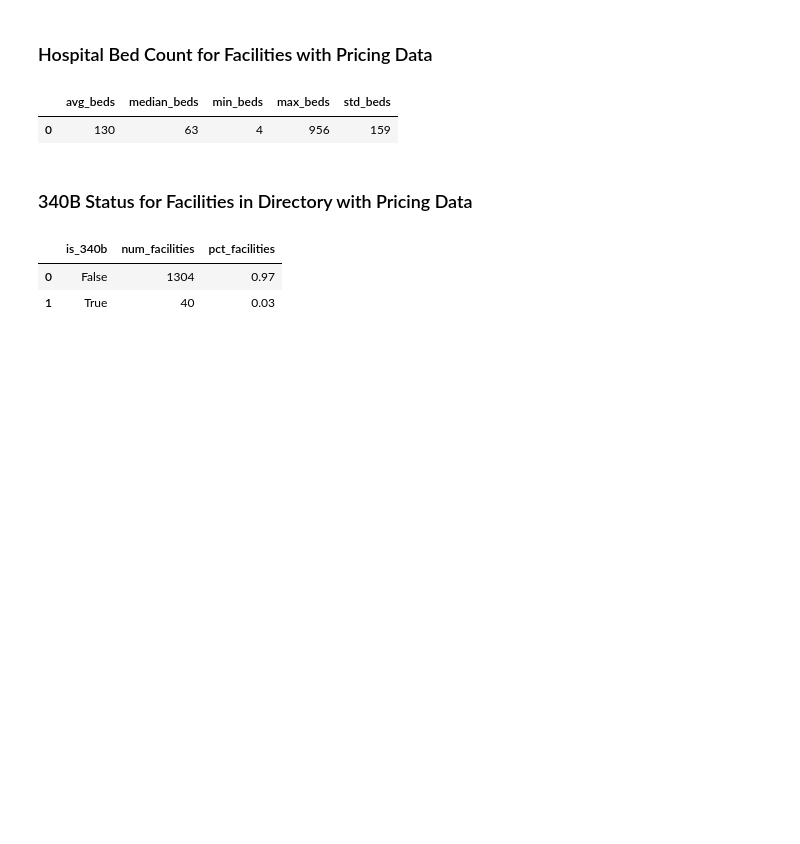
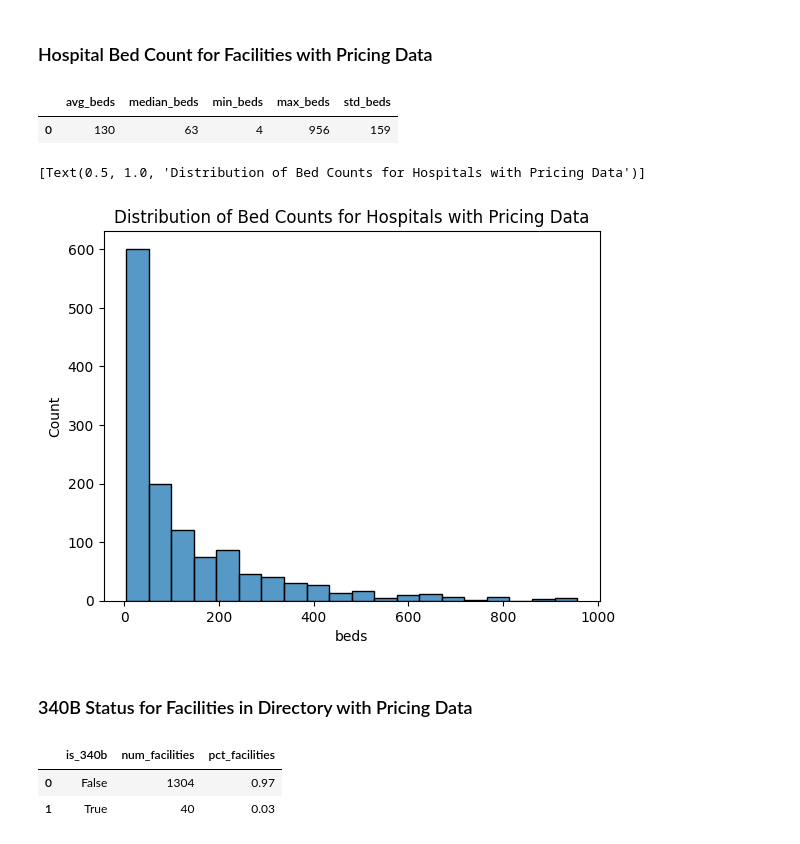
Before and after one commit to mwine81/PRA_REPORT, a Jupyter notebook: hospitals.ipynb, the cells around one changed output. Drawn from its saved outputs; the diff is of its cells as text; code cells hidden in the pictures; blank space fills up the shorter version.

```diff
--- a/hospitals.ipynb
+++ b/hospitals.ipynb
@@ -127,6 +129,17 @@ base_query()
 # %% [output]
 |  | avg_beds | median_beds | min_beds | max_beds | std_beds |
 | 0 | 130 | 63 | 4 | 956 | 159 |
+# %%
+q = (
+base_query()
+.collect(engine='streaming')
+.filter(c.has_pricing)
+.filter(c.beds > 0)
+)
+sns.histplot(q.to_pandas(), x='beds', bins=20).set(title = 'Distribution of Bed Counts for Hospitals with Pricing Data')
+# %% [output]
+[Text(0.5, 1.0, 'Distribution of Bed Counts for Hospitals with Pricing Data')]
+[figure, added]
 # %% [markdown]
 ### 340B Status for Facilities in Directory with Pricing Data
 # %%
```
Also changed, not shown: parts of 2 cells of this notebook, 1 other file.
